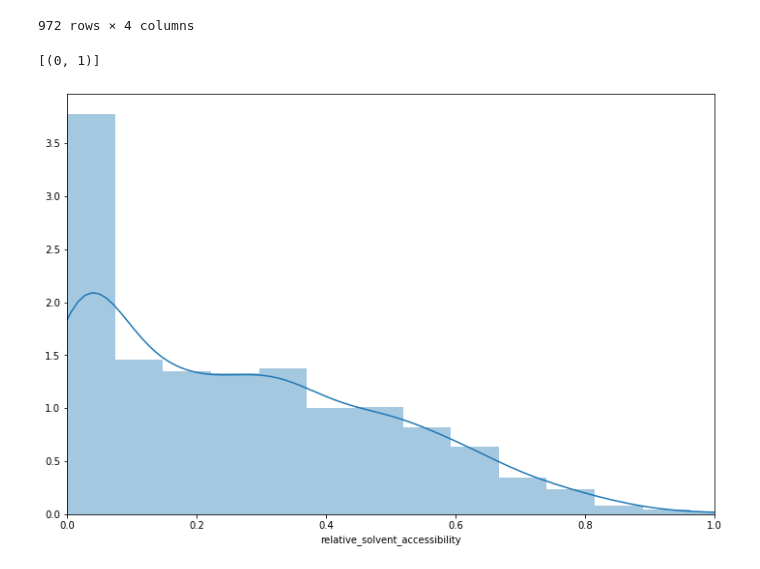
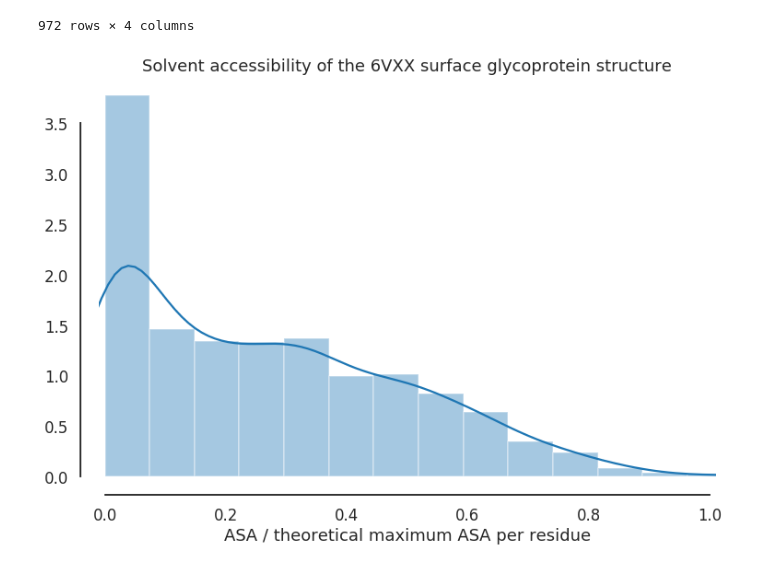
Before and after one commit to pirl-unc/Landscape-and-Selection-of-Vaccine-Epitopes-in-SARS-CoV-2, a Jupyter notebook: solvent-accessibility/Normalize solvent accessibility values for 6vxx.ipynb, the cells around one changed output. Cells and saved outputs as stored; diff of their text form; code cells hidden in the pictures.

Commit message:
generated figure for solvent accessibility

```diff
--- a/solvent-accessibility/Normalize solvent accessibility values for 6vxx.ipynb
+++ b/solvent-accessibility/Normalize solvent accessibility values for 6vxx.ipynb
@@ -114,12 +114,17 @@ df
 # %%
 %matplotlib inline
 import seaborn
 import matplotlib.pyplot as plt
 
-fig = plt.figure(figsize=(12,8))
-g = seaborn.distplot(df.relative_solvent_accessibility)
-g.set(xlim=(0,1))
-fig.savefig("rel")
+with seaborn.axes_style("white"):
+    seaborn.set_context("talk")
+    fig = plt.figure(figsize=(12,8))
+    g = seaborn.distplot(df.relative_solvent_accessibility)
+    g.set(xlim=(-0.01,1.01))
+    seaborn.despine(offset=20, trim=True);
+    plt.xlabel("ASA / theoretical maximum ASA per residue")
+    plt.title("Solvent accessibility of the 6VXX surface glycoprotein structure")
+
+# fig.savefig("distplot-of-6vxx-relative-solvent-accessibility.png")
 # %% [output]
-[(0, 1)]
-[figure, old version]
+[figure, new version]
```
Also changed, not shown: 1 other file.
